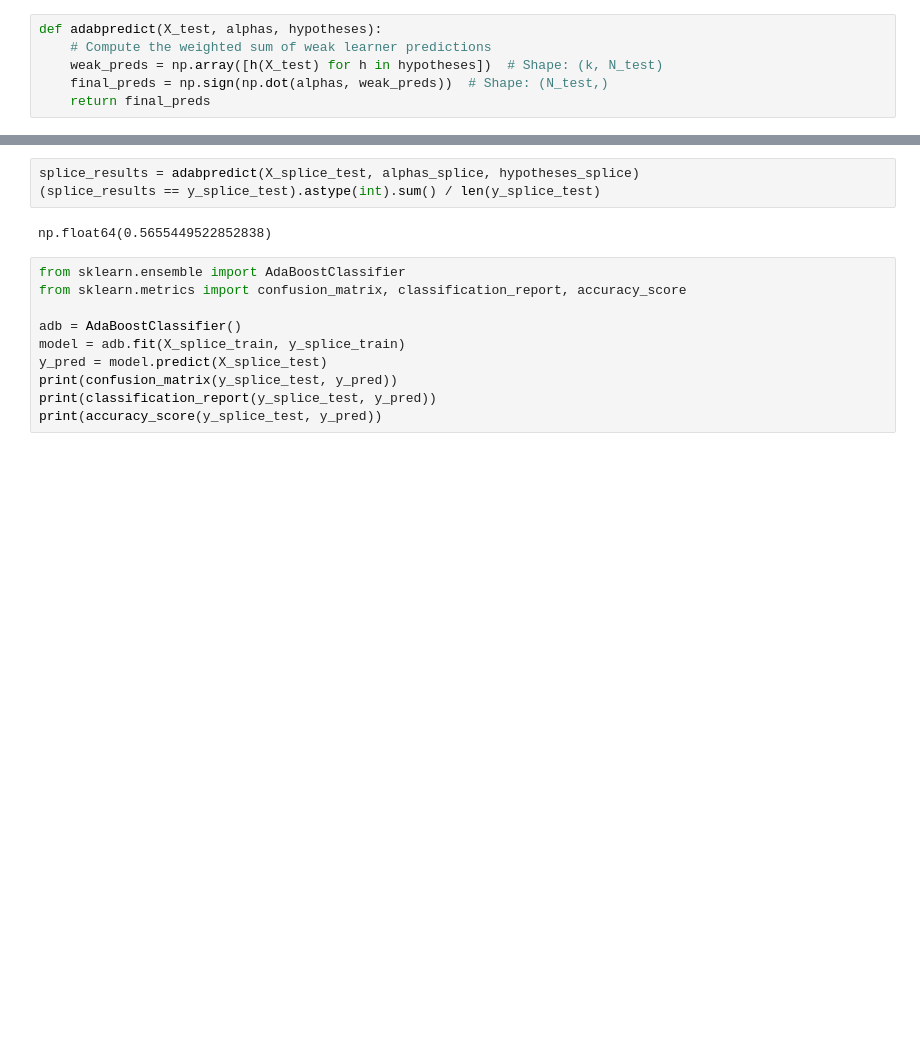
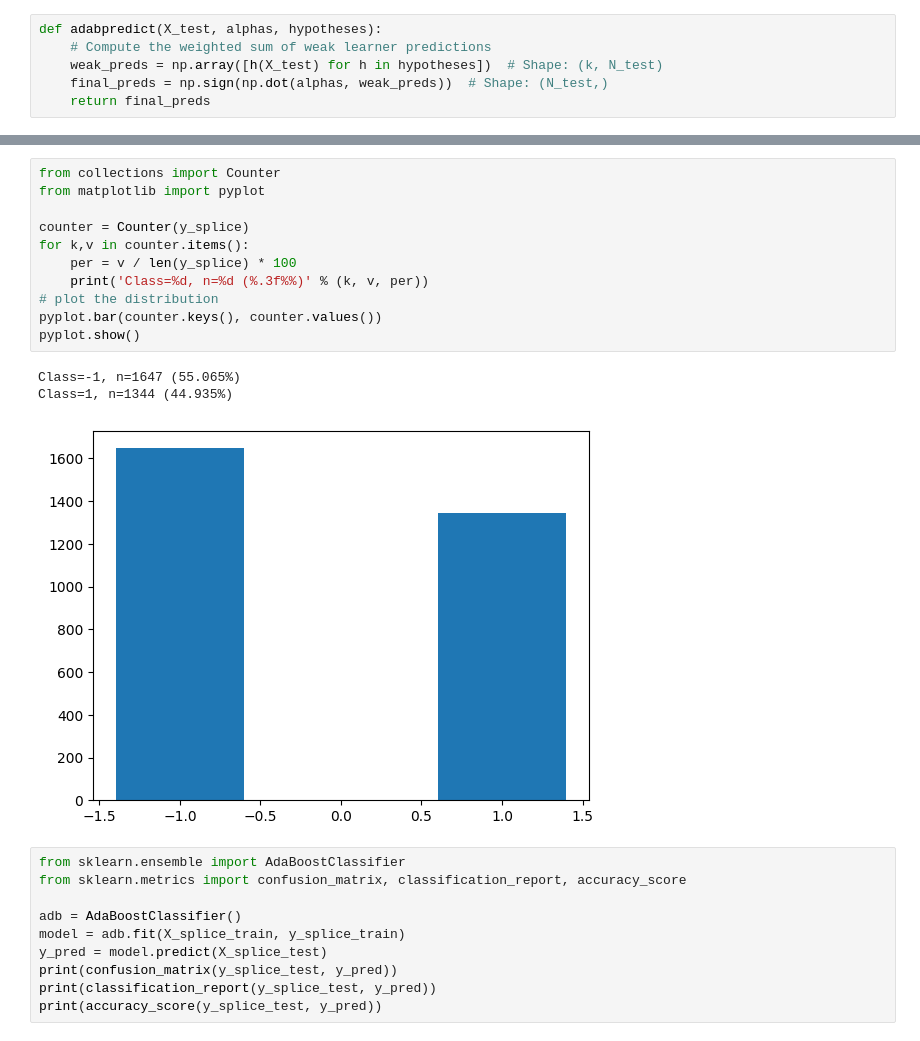
Before and after one commit to aleisley/ai201-pa4, a Jupyter notebook: test.ipynb, the cells around one changed output, grey strips where cells are left out. Saved outputs shown, nothing was run; the diff lists cells and outputs as text; blank space fills up the shorter version.

```diff
--- a/test.ipynb
+++ b/test.ipynb
@@ -329,8 +331,18 @@ np.float64(0.7438473129080864)
-# %%
-splice_results = adabpredict(X_splice_test, alphas_splice, hypotheses_splice)
-(splice_results == y_splice_test).astype(int).sum() / len(y_splice_test)
-# %% [output]
-np.float64(0.5655449522852838)
+# %%
+from collections import Counter
+from matplotlib import pyplot
+
+counter = Counter(y_splice)
+for k,v in counter.items():
+	per = v / len(y_splice) * 100
+	print('Class=%d, n=%d (%.3f%%)' % (k, v, per))
+# plot the distribution
+pyplot.bar(counter.keys(), counter.values())
+pyplot.show()
+# %% [output]
+Class=-1, n=1647 (55.065%)
+Class=1, n=1344 (44.935%)
+[figure, added]
 # %%
 from sklearn.ensemble import AdaBoostClassifier
 from sklearn.metrics import confusion_matrix, classification_report, accuracy_score
```
Also changed, not shown: parts of 11 cells of this notebook, 1 other file.
